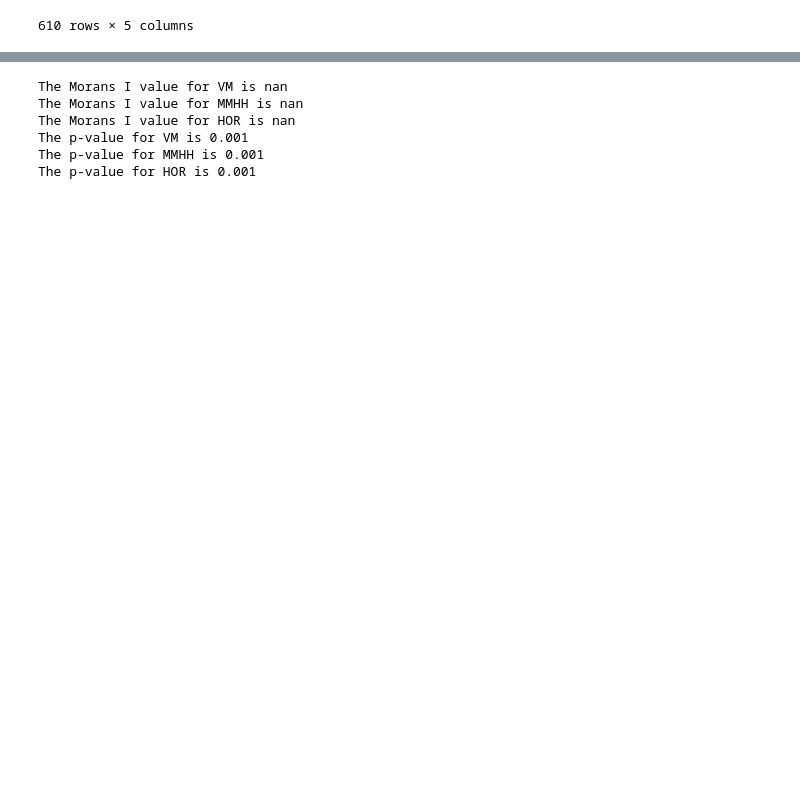
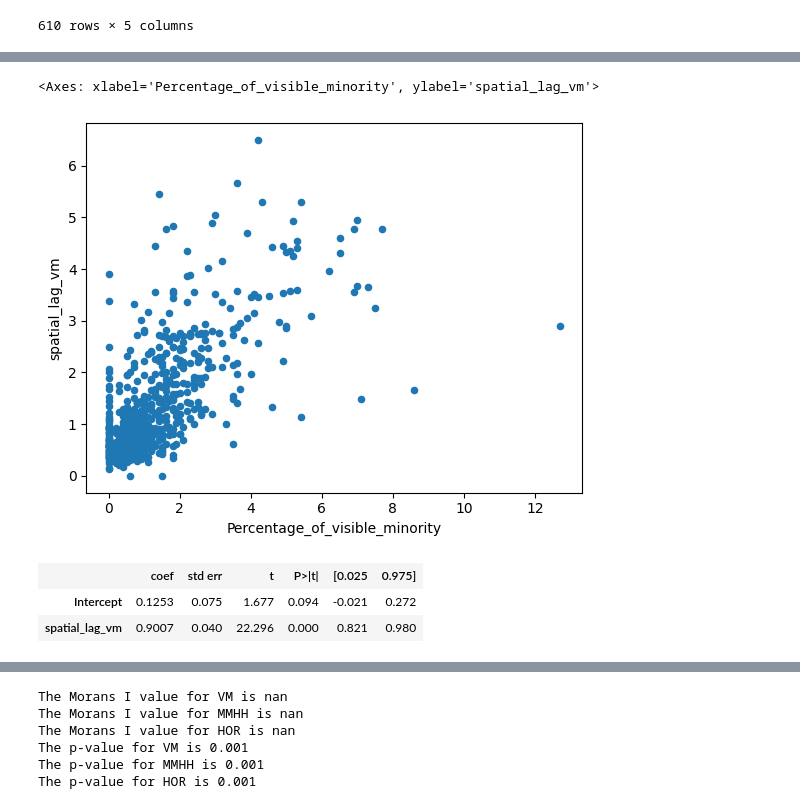
Before and after one commit to polina-gorn/GGR375-Group-Project, a Jupyter notebook: CT_data_map.ipynb, the cells around one changed output, grey strips where cells are left out. Drawn from its saved outputs; the diff is of its cells as text; code cells hidden in the pictures; blank space fills up the shorter version.

```diff
--- a/CT_data_map.ipynb
+++ b/CT_data_map.ipynb
@@ -177,0 +176,8 @@ fn.plot(ax = ax, facecolor='r')
+# %%
+# standardize the rows of the weights matrix
+w.transform = 'R'
+# %%
+# spatial lag model
+toronto_ct_proj['spatial_lag_vm'] = lps.weights.lag_spatial(w, toronto_ct_proj['Percentage_of_visible_minority'])
+print(toronto_ct_proj.loc[[80,20,22,40,27], 'Percentage_of_visible_minority'])
+print('the average value of the Neighbourhood No.24 is: ', toronto_ct_proj.loc[[80,20,22,40,27], 'Percentage_of_visible_minority'].mean())
@@ -177,0 +192,15 @@ fn.plot(ax = ax, facecolor='r')
+# %%
+toronto_ct_proj.plot.scatter(x = 'Percentage_of_visible_minority', y = 'spatial_lag_vm')
+# %% [output]
+<Axes: xlabel='Percentage_of_visible_minority', ylabel='spatial_lag_vm'>
+[figure, added]
+# %%
+from statsmodels.formula.api import ols
+
+ols_model = ols('Percentage_of_visible_minority ~ spatial_lag_vm', data=toronto_ct_proj).fit()
+ols_model_sum = ols_model.summary()
+ols_model_sum.tables[1]
+# %% [output]
+|  | coef | std err | t | P>|t| | [0.025 | 0.975] |
+| Intercept | 0.1253 | 0.075 | 1.677 | 0.094 | -0.021 | 0.272 |
+| spatial_lag_vm | 0.9007 | 0.040 | 22.296 | 0.000 | 0.821 | 0.980 |
```
Also changed, not shown: parts of 9 cells of this notebook.
